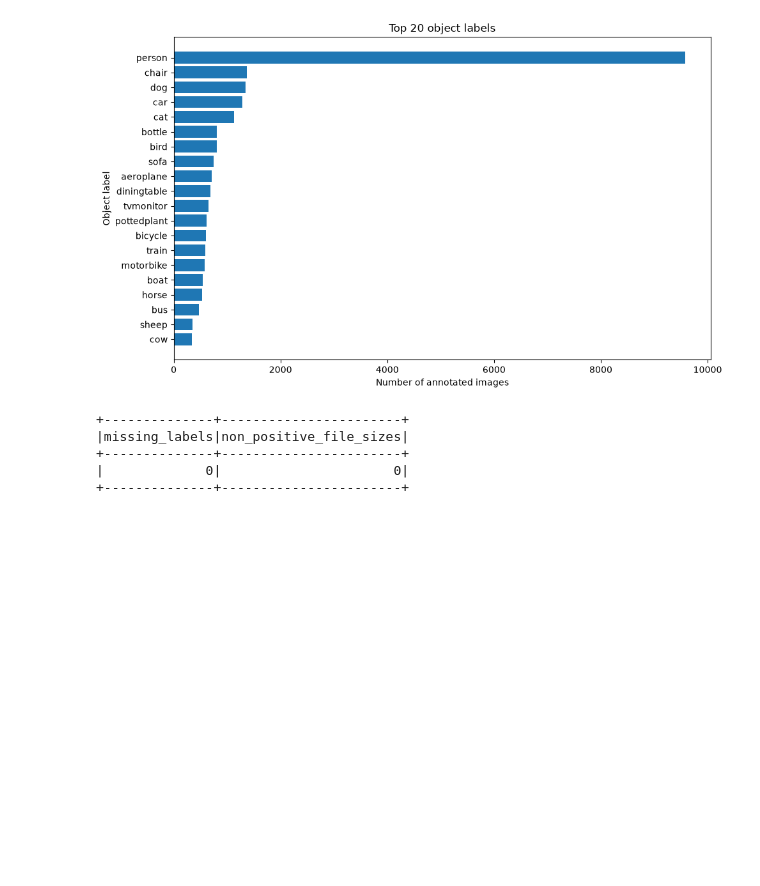
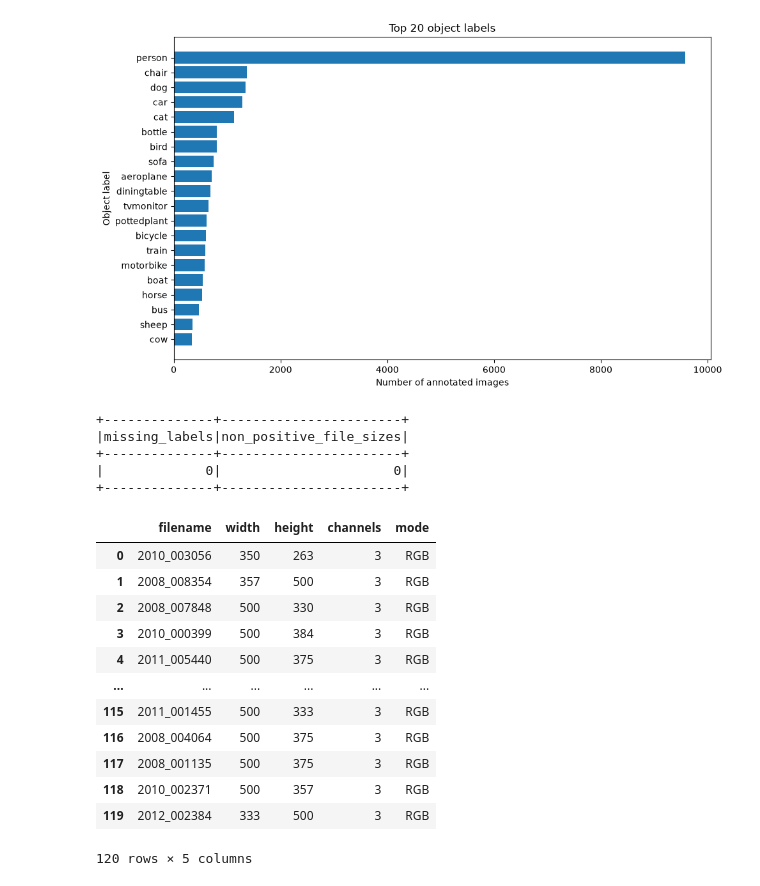
Before and after one commit to EMWCCN/pdan8412-2026-poe-part-3-convolutional-neural-networks-cnn-st10256074, a Jupyter notebook: notebook.ipynb, the cells around one changed output. Cells and saved outputs as stored; diff of their text form; code cells hidden in the pictures; blank space fills up the shorter version.

```diff
--- a/notebook.ipynb
+++ b/notebook.ipynb
@@ -260,3 +260,59 @@ quality_df.show()
 +--------------+-----------------------+
 |             0|                      0|
 +--------------+-----------------------+
+# %%
+from PIL import Image
+
+sample_size = 120
+
+# Randomly select images
+sampled_filenames = [
+    row["filename"]
+    for row in (
+        image_annotation_df
+        .select("filename")
+        .distinct()
+        .orderBy(F.rand())
+        .limit(sample_size)
+        .collect()
+    )
+]
+
+image_path_by_filename = {
+    Path(path).stem: path
+    for path in image_paths
+}
+
+image_properties = []
+
+for filename in sampled_filenames:
+    image_path = image_path_by_filename.get(filename)
+
+    if image_path is None:
+        continue
+
+    with Image.open(image_path) as image:
+        image_properties.append({
+            "filename": filename,
+            "width": image.width,
+            "height": image.height,
+            "channels": len(image.getbands()),
+            "mode": image.mode,
+        })
+
+image_properties_df = pd.DataFrame(image_properties)
+display(image_properties_df)
+# %% [output]
+|  | filename | width | height | channels | mode |
+| 0 | 2010_003056 | 350 | 263 | 3 | RGB |
+| 1 | 2008_008354 | 357 | 500 | 3 | RGB |
+| 2 | 2008_007848 | 500 | 330 | 3 | RGB |
+| 3 | 2010_000399 | 500 | 384 | 3 | RGB |
+| 4 | 2011_005440 | 500 | 375 | 3 | RGB |
+| ... | ... | ... | ... | ... | ... |
+| 115 | 2011_001455 | 500 | 333 | 3 | RGB |
+| 116 | 2008_004064 | 500 | 375 | 3 | RGB |
+| 117 | 2008_001135 | 500 | 375 | 3 | RGB |
+| 118 | 2010_002371 | 500 | 357 | 3 | RGB |
+| 119 | 2012_002384 | 333 | 500 | 3 | RGB |
+120 rows × 5 columns
```
Also changed, not shown: parts of 1 cell of this notebook.
